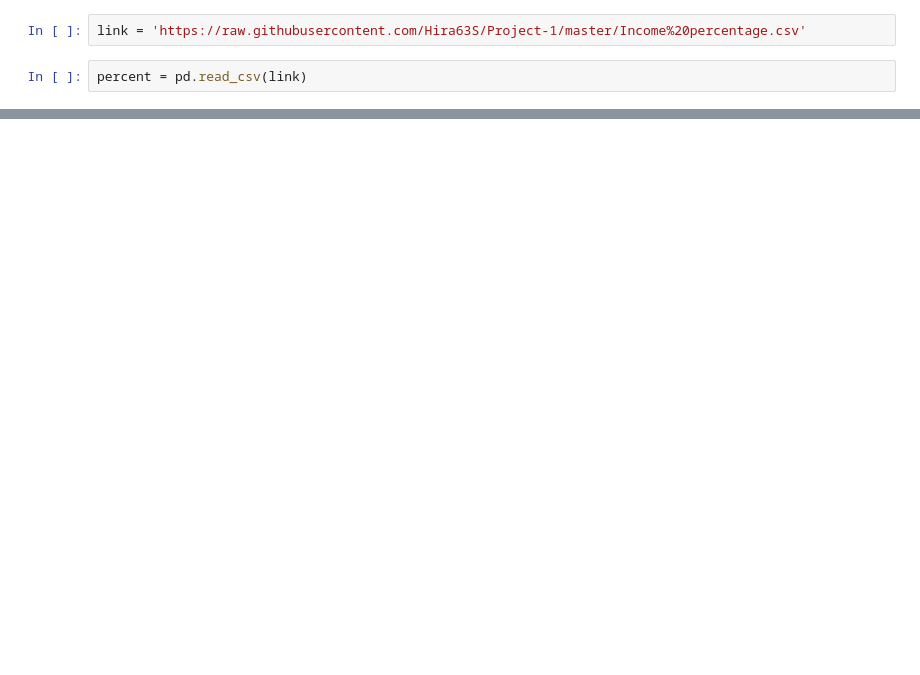
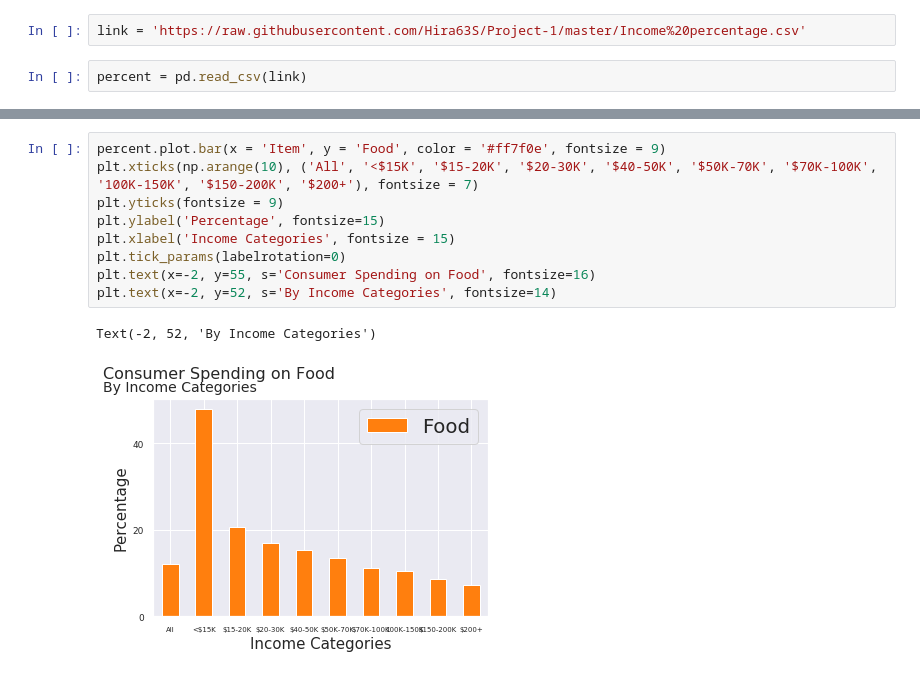
Before and after one commit to Hira63S/DS-Unit-1-Sprint-5-Data-Storytelling-Blog-Post, a Jupyter notebook: DS_Project_1_Income_dataset.ipynb, the cells around one changed output, grey strips where cells are left out. Cells and saved outputs as stored; diff of their text form; blank space fills up the shorter version.

```diff
--- a/DS_Project_1_Income_dataset.ipynb
+++ b/DS_Project_1_Income_dataset.ipynb
@@ -232,3 +69,15 @@ food = percent.plot.bar(x = 'Item', y = 'Food', color = '#ff7f0e')
+# %%
+percent.plot.bar(x = 'Item', y = 'Food', color = '#ff7f0e', fontsize = 9)
+plt.xticks(np.arange(10), ('All', '<$15K', '$15-20K', '$20-30K', '$40-50K', '$50K-70K', '$70K-100K', '100K-150K', '$150-200K', '$200+'), fontsize = 7)
+plt.yticks(fontsize = 9)
+plt.ylabel('Percentage', fontsize=15)
+plt.xlabel('Income Categories', fontsize = 15)
+plt.tick_params(labelrotation=0)
+plt.text(x=-2, y=55, s='Consumer Spending on Food', fontsize=16)
+plt.text(x=-2, y=52, s='By Income Categories', fontsize=14)
+# %% [output]
+Text(-2, 52, 'By Income Categories')
+[figure, added]
 # %%
 Alcohol = percent.plot.bar(x='Item', y='Alcohol', color = '#aec7e8')
 # %% [output]
```
Also changed, not shown: parts of 87 cells of this notebook.
